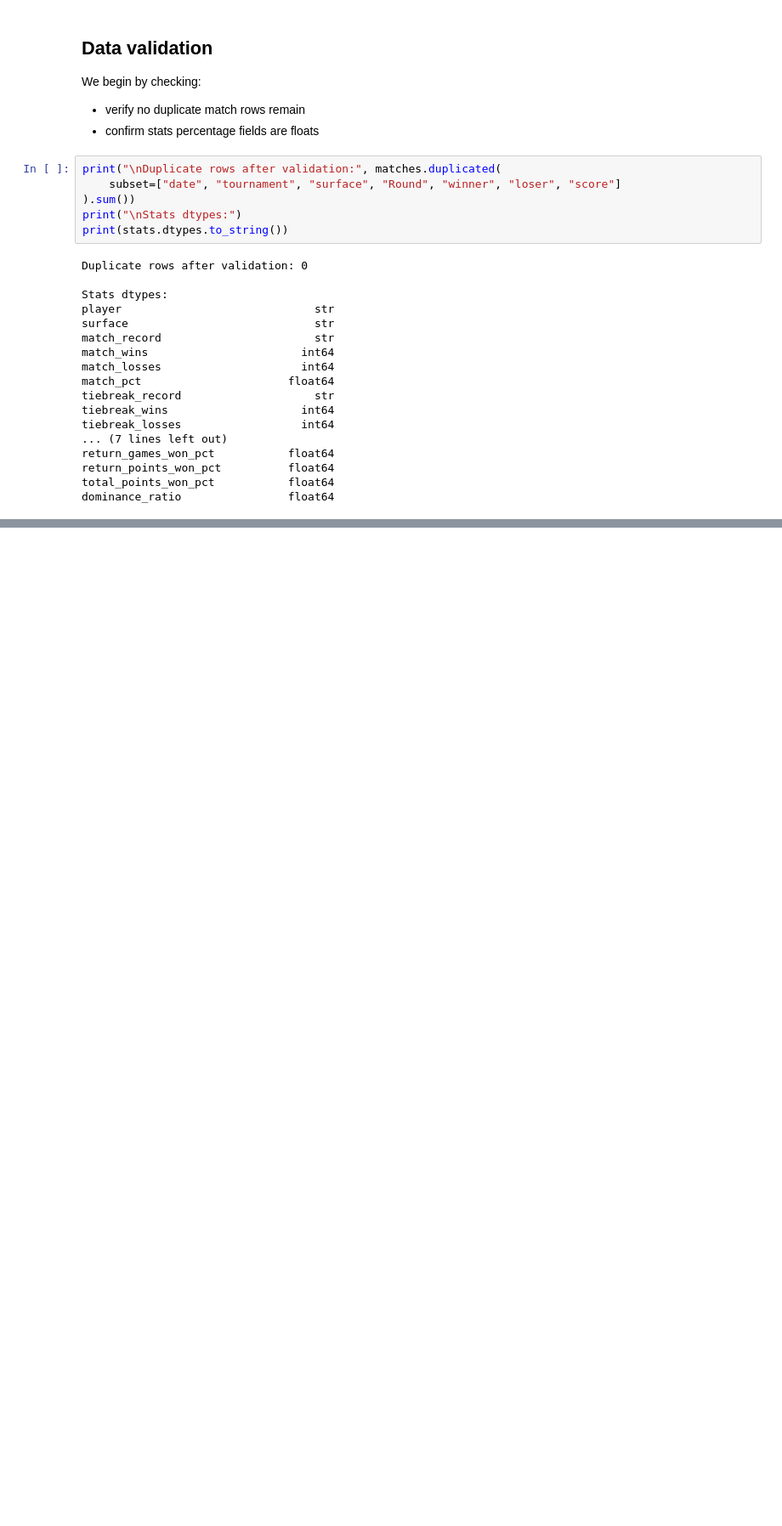
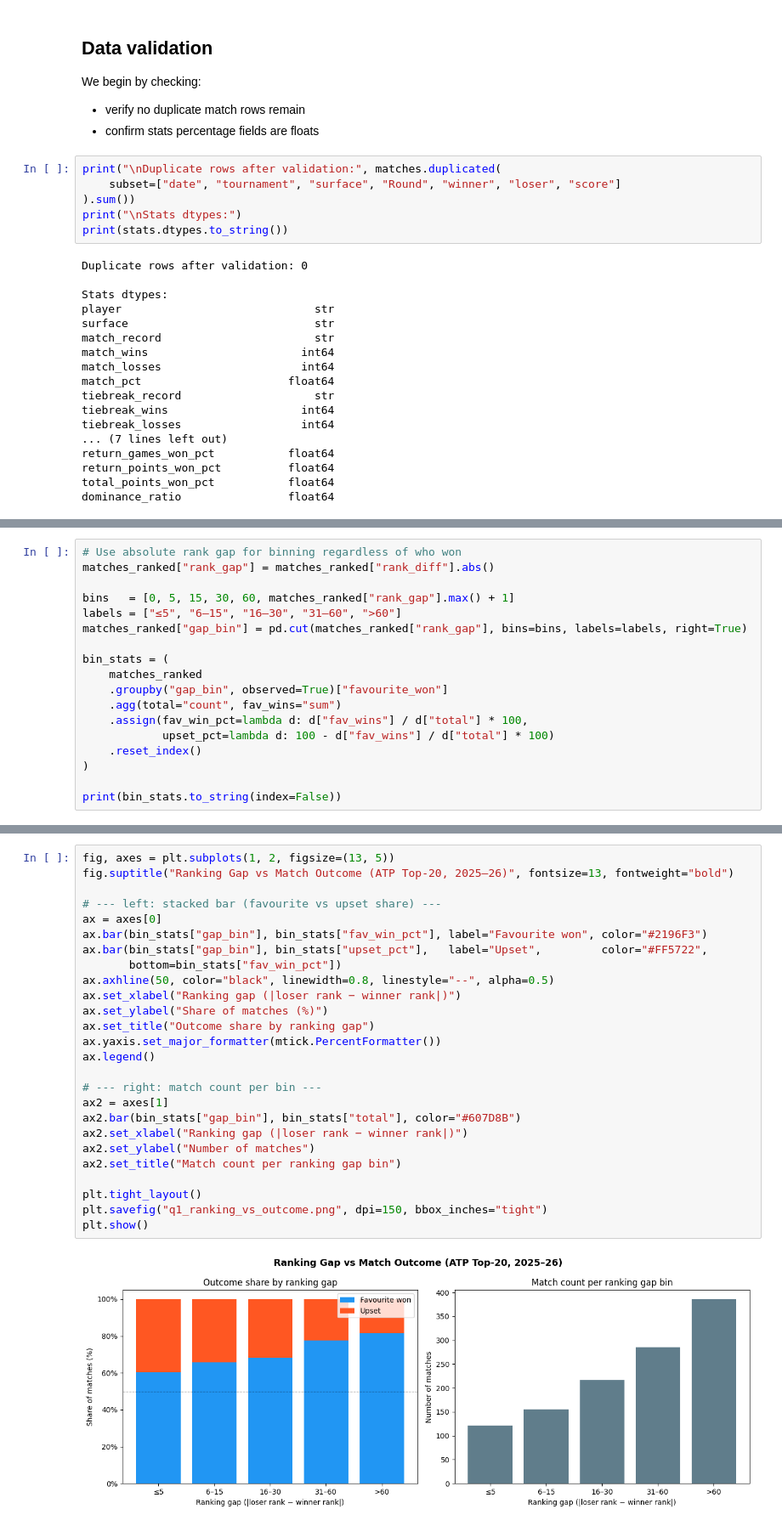
Before and after one commit to rubenk02/ProgrammingProject, a Jupyter notebook: analysis.ipynb, the cells around one changed output, grey strips where cells are left out. Shown at 85% size. Cells and saved outputs as stored; diff of their text form; blank space fills up the shorter version.

```diff
--- a/analysis.ipynb
+++ b/analysis.ipynb
@@ -226,0 +266,18 @@ dominance_ratio                float64
+# %%
+# Use absolute rank gap for binning regardless of who won
+matches_ranked["rank_gap"] = matches_ranked["rank_diff"].abs()
+
+bins   = [0, 5, 15, 30, 60, matches_ranked["rank_gap"].max() + 1]
+labels = ["≤5", "6–15", "16–30", "31–60", ">60"]
+matches_ranked["gap_bin"] = pd.cut(matches_ranked["rank_gap"], bins=bins, labels=labels, right=True)
+
+bin_stats = (
+    matches_ranked
+    .groupby("gap_bin", observed=True)["favourite_won"]
+    .agg(total="count", fav_wins="sum")
+    .assign(fav_win_pct=lambda d: d["fav_wins"] / d["total"] * 100,
+            upset_pct=lambda d: 100 - d["fav_wins"] / d["total"] * 100)
+    .reset_index()
+)
+
+print(bin_stats.to_string(index=False))
@@ -226,0 +291,28 @@ dominance_ratio                float64
+# %%
+fig, axes = plt.subplots(1, 2, figsize=(13, 5))
+fig.suptitle("Ranking Gap vs Match Outcome (ATP Top-20, 2025–26)", fontsize=13, fontweight="bold")
+
+# --- left: stacked bar (favourite vs upset share) ---
+ax = axes[0]
+ax.bar(bin_stats["gap_bin"], bin_stats["fav_win_pct"], label="Favourite won", color="#2196F3")
+ax.bar(bin_stats["gap_bin"], bin_stats["upset_pct"],   label="Upset",         color="#FF5722",
+       bottom=bin_stats["fav_win_pct"])
+ax.axhline(50, color="black", linewidth=0.8, linestyle="--", alpha=0.5)
+ax.set_xlabel("Ranking gap (|loser rank − winner rank|)")
+ax.set_ylabel("Share of matches (%)")
+ax.set_title("Outcome share by ranking gap")
+ax.yaxis.set_major_formatter(mtick.PercentFormatter())
+ax.legend()
+
+# --- right: match count per bin ---
+ax2 = axes[1]
+ax2.bar(bin_stats["gap_bin"], bin_stats["total"], color="#607D8B")
+ax2.set_xlabel("Ranking gap (|loser rank − winner rank|)")
+ax2.set_ylabel("Number of matches")
+ax2.set_title("Match count per ranking gap bin")
+
+plt.tight_layout()
+plt.savefig("q1_ranking_vs_outcome.png", dpi=150, bbox_inches="tight")
+plt.show()
+# %% [output]
+[figure, added]
```
Also changed, not shown: parts of 21 cells of this notebook, 5 other files.
